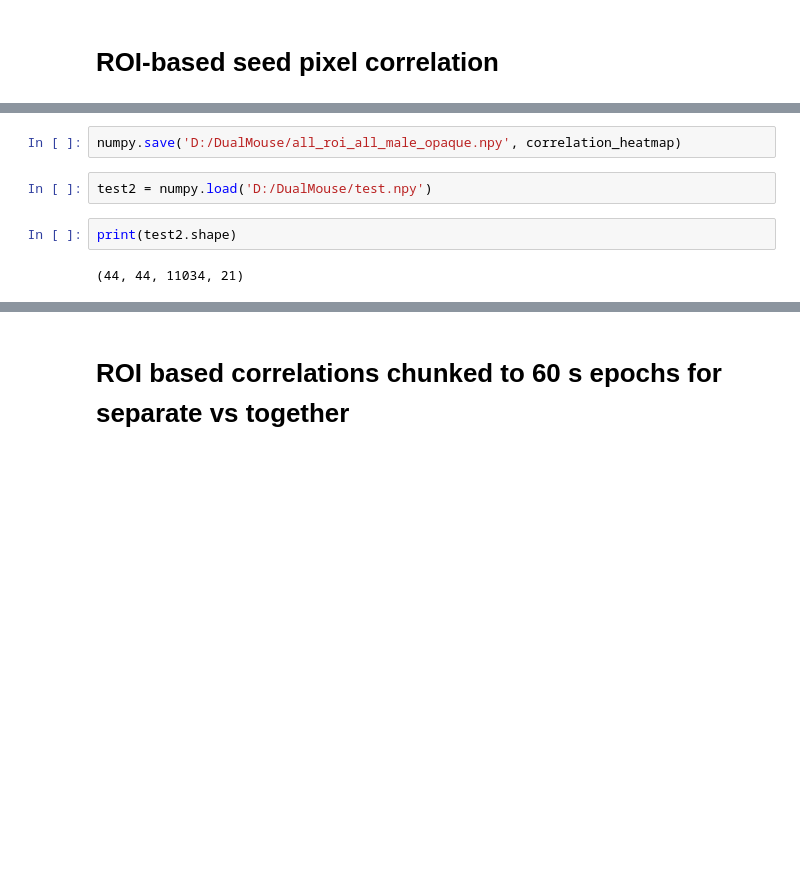
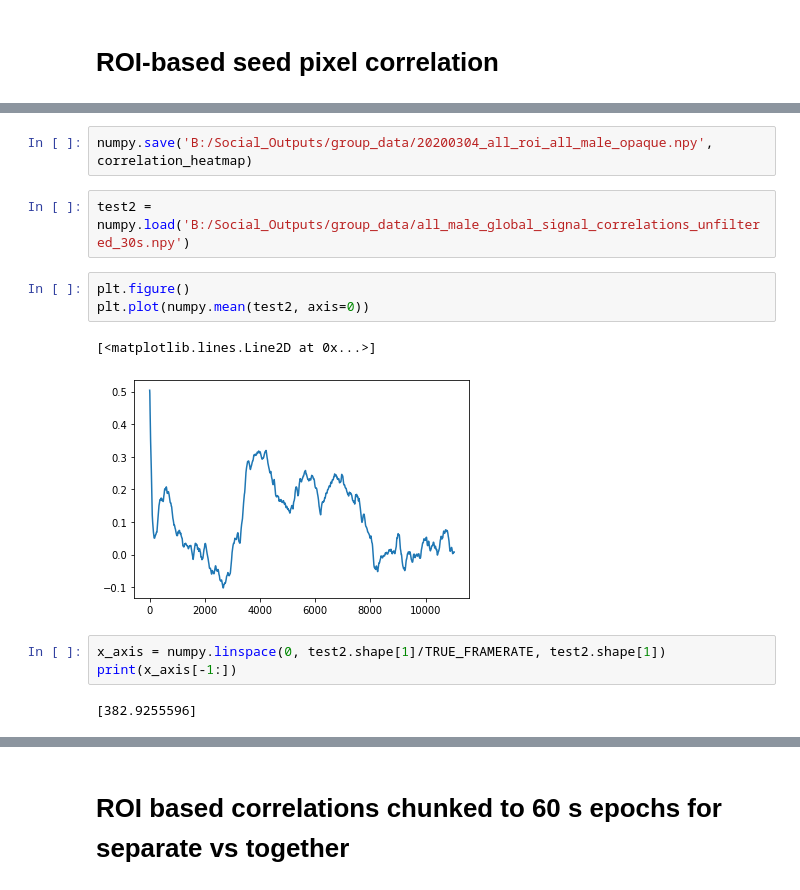
Before and after one commit to njm94/Social_Interaction, a Jupyter notebook: Compile Data.ipynb, the cells around one changed output, grey strips where cells are left out. Drawn from its saved outputs; the diff is of its cells as text; blank space fills up the shorter version.

```diff
--- a/Compile Data.ipynb
+++ b/Compile Data.ipynb
@@ -641,11 +703,18 @@ Bregma Location: Column 140 Row 136Direction chosen: r
 # %%
-numpy.save('D:/DualMouse/all_roi_all_male_opaque.npy', correlation_heatmap)
+numpy.save('B:/Social_Outputs/group_data/20200304_all_roi_all_male_opaque.npy', correlation_heatmap)
 # %%
-test2 = numpy.load('D:/DualMouse/test.npy')
+test2 = numpy.load('B:/Social_Outputs/group_data/all_male_global_signal_correlations_unfiltered_30s.npy')
-# %%
-print(test2.shape)
-# %% [output]
-(44, 44, 11034, 21)
+# %%
+plt.figure()
+plt.plot(numpy.mean(test2, axis=0))
+# %% [output]
+[<matplotlib.lines.Line2D at 0x...>]
+[figure, added]
+# %%
+x_axis = numpy.linspace(0, test2.shape[1]/TRUE_FRAMERATE, test2.shape[1])
+print(x_axis[-1:])
+# %% [output]
+[382.9255596]
 # %%
 %matplotlib inline
 together_duration = 120
```
Also changed, not shown: parts of 25 cells of this notebook, 4 other files.
